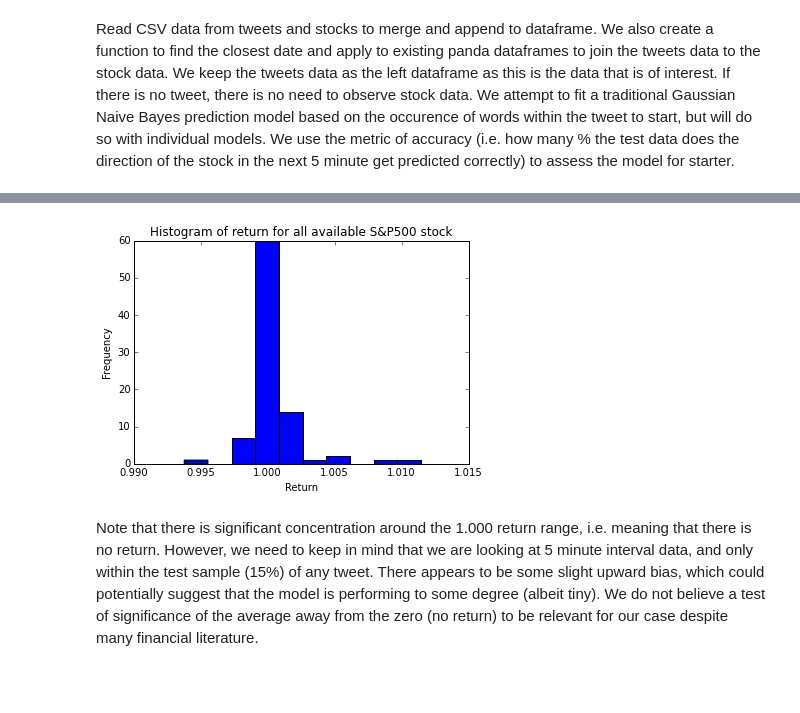
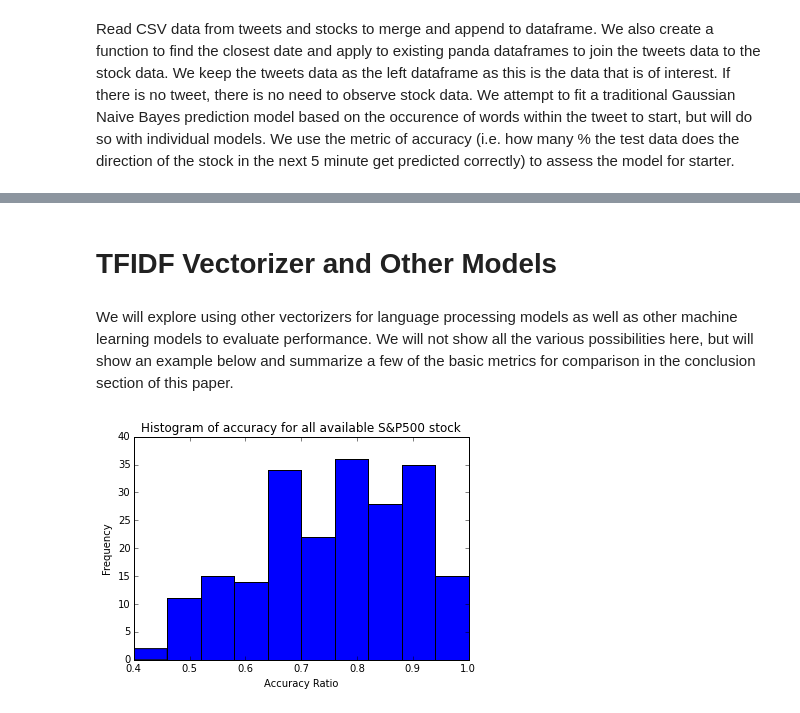
Before and after one commit to yingchan1989/Project, a Jupyter notebook: Project.ipynb, the cells around one changed output, grey strips where cells are left out. Saved outputs shown, nothing was run; the diff lists cells and outputs as text; code cells hidden in the pictures; blank space fills up the shorter version.

```diff
--- a/Project.ipynb
+++ b/Project.ipynb
@@ -82,3 +134,21 @@ for i in range(100, len(snp500)):
+# %%
+for i in range(400, 500):
+    ticker = snp500.loc[snp500.index[i], 'Ticker symbol']
+    search_ticker = "$" + ticker
+    csv_ticker = ticker + ".csv"
+
+    #find the latest date for the last tweet stored for each stock
+    #tweet_latest_date = pd.read_csv(csv_ticker, header=None)
+    #date = pd.to_datetime(tweet_latest_date.tail(1)[0]).iloc[0]
+
+    #query twitter api to obtain tweet results
+    results = api.search(q=search_ticker, count=1000 , include_entities=True, lang="en", since_id=2016-11-11)
+
+    #write to csv file and append new tweets
+    with open(csv_ticker, 'wb') as csvfile:
+        writer = csv.writer(csvfile)
+        for result in results:
+            writer.writerow([result.created_at, unicode(result.text).encode("utf-8") ])
 # %% [markdown]
 We create a process tweet function to make all the words lower case and convert any hastags into normal words. This will help with pre-processing the tweet and improving the NLP model.
 # %%
@@ -149,8 +219,9 @@ tokenizer = nltk.data.load('nltk:tokenizers/punkt/english.pickle')
 
 indep_model_accuracy = []
 indep_model_return = []
+indep_model_ls_return = []
 
-for i in range(0,100):
+for i in range(0,300):
     ticker = snp500.loc[snp500.index[i], 'Ticker symbol']
     tweet_csv = ticker +'.csv'
     stock_csv = ticker +'.us.txt'
@@ -175,7 +246,8 @@ for i in range(0,100):
     corpus_data_features = vectorizer.fit_transform(combined.tweet.tolist())
     corpus_data_features_nd = corpus_data_features.toarray()
 
-    #Break out of loop if the stock does not have historical
+    #Break out of loop if the stock does not have historical tweets. This will be flagged based on if the close price
+    #is exactly the same as the last close price on the last tweet.
     if combined.Close.iloc[0]==combined.Close.iloc[len(combined)-1]:
         continue
 
@@ -191,13 +263,24 @@ for i in range(0,100):
     y_pred = gnb_model.predict(X_test)
     accuracy = accuracy_score(y_test_final, y_pred)
 
+    #Compute the actual stock return (regardless of time period) on a long only basis. i.e. we only capture return
+    #if the stock is predicted to go up, and we assume an all-in all-out scenario, meaning positive returns are
+    #cumulative.
     stock_return = 1
-
     for i in (0, len(y_pred)-1):
         if y_pred[i] == "Up":
-            stock_return = stock_return * (1 + combined['Return'][i])
+            stock_return = stock_return * (1 + combined['Return'][len(y_train) + i])
+
+    ls_stock_return = 1
+    for i in (0, len(y_pred)-1):
+        if y_pred[i] == "Up":
+            ls_stock_return = ls_stock_return * (1 + combined['Return'][len(y_train) + i])
+        if y_pred[i] == "Down":
+            ls_stock_return = ls_stock_return * (1 - combined['Return'][len(y_train) + i])
+
 
     indep_model_return.append(stock_return)
+    indep_model_ls_return.append(ls_stock_return)
 
     indep_model_accuracy.append(accuracy)
     #print "Ticker: %s, Accuracy: %f" % (ticker, accuracy)
@@ -244,0 +366,4 @@ Below shows a histogram of the returns for the stocks in question above.
+# %% [markdown]
+# TFIDF Vectorizer and Other Models
+# %% [markdown]
+We will explore using other vectorizers for language processing models as well as other machine learning models to evaluate performance. We will not show all the various possibilities here, but will show an example below and summarize a few of the basic metrics for comparison in the conclusion section of this paper.
@@ -245,12 +485,10 @@ Below shows a histogram of the returns for the stocks in question above.
 # %%
 %matplotlib inline
 import matplotlib.pyplot as plt
-plt.hist(indep_model_return)
-plt.title("Histogram of return for all available S&P500 stock")
-plt.xlabel("Return")
+plt.hist(indep_model_accuracy)
+plt.title("Histogram of accuracy for all available S&P500 stock")
+plt.xlabel("Accuracy Ratio")
 plt.ylabel("Frequency")
 plt.show()
 # %% [output]
-[figure, old version]
+[figure, new version]
-# %% [markdown]
-Note that there is significant concentration around the 1.000 return range, i.e. meaning that there is no return. However, we need to keep in mind that we are looking at 5 minute interval data, and only within the test sample (15%) of any tweet. There appears to be some slight upward bias, which could potentially suggest that the model is performing to some degree (albeit tiny). We do not believe a test of significance of the average away from the zero (no return) to be relevant for our case despite many financial literature.
```
Also changed, not shown: parts of 42 cells of this notebook.
